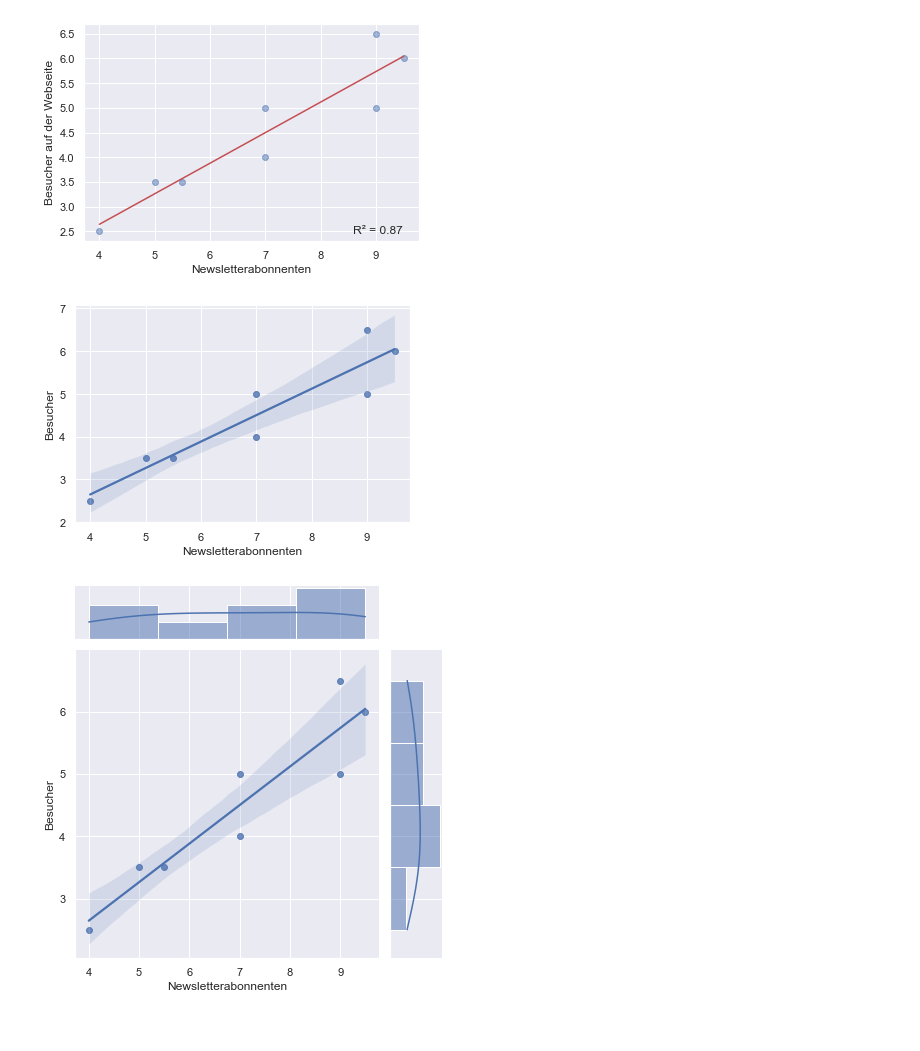
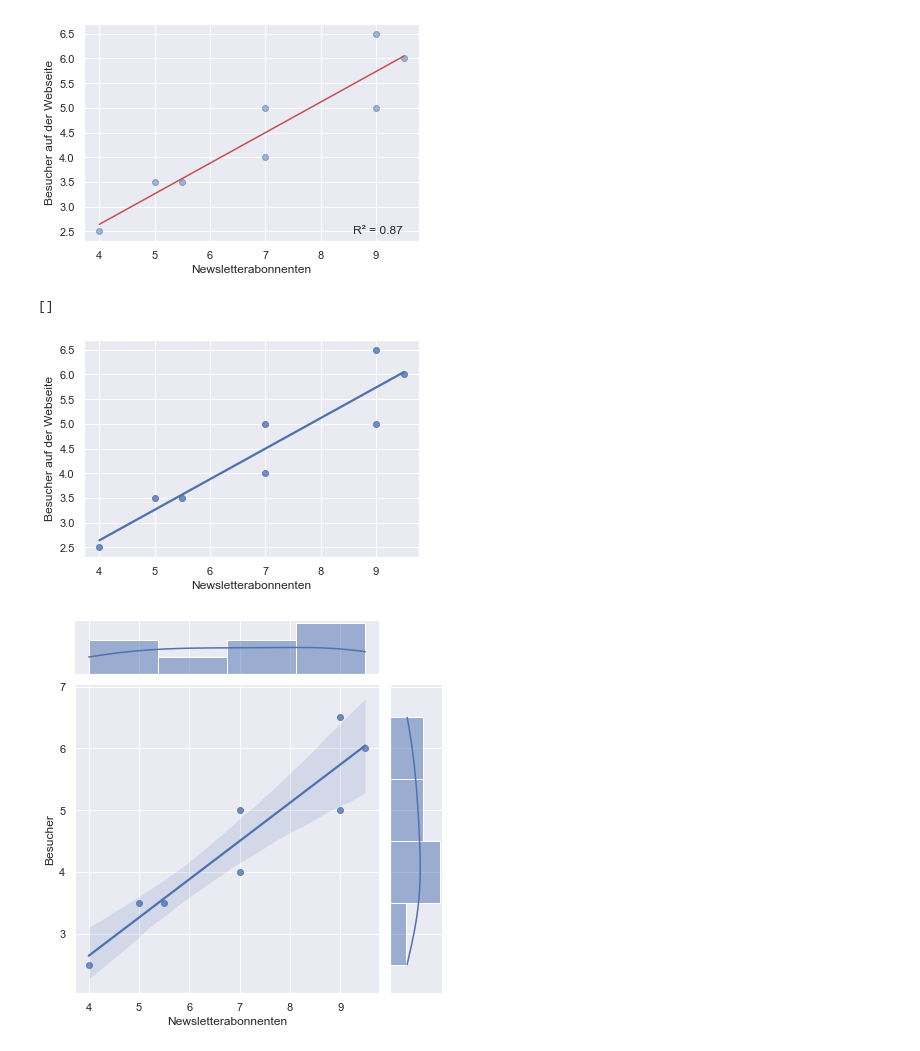
Before and after one commit to dakonr/jupyter-demonotebooks, a Jupyter notebook: statistics/lin-regression/Task_3.ipynb, the cells around one changed output. Cells and saved outputs as stored; diff of their text form; code cells hidden in the pictures.

```diff
--- a/statistics/lin-regression/Task_3.ipynb
+++ b/statistics/lin-regression/Task_3.ipynb
@@ -61,9 +61,12 @@ plt.show()
 # %% [output]
 [figure]
 # %%
-sns.regplot(x="Newsletterabonnenten", y="Besucher", data=data);
+p = sns.regplot(x="Newsletterabonnenten", y="Besucher", data=data, ci=None)
+p.set_ylabel("Besucher auf der Webseite")
+p.plot()
 # %% [output]
+[]
-[figure, old version]
+[figure, new version]
 # %%
 sns.jointplot(x="Newsletterabonnenten", y="Besucher", data=data, kind='reg');
 # %% [output]
```
